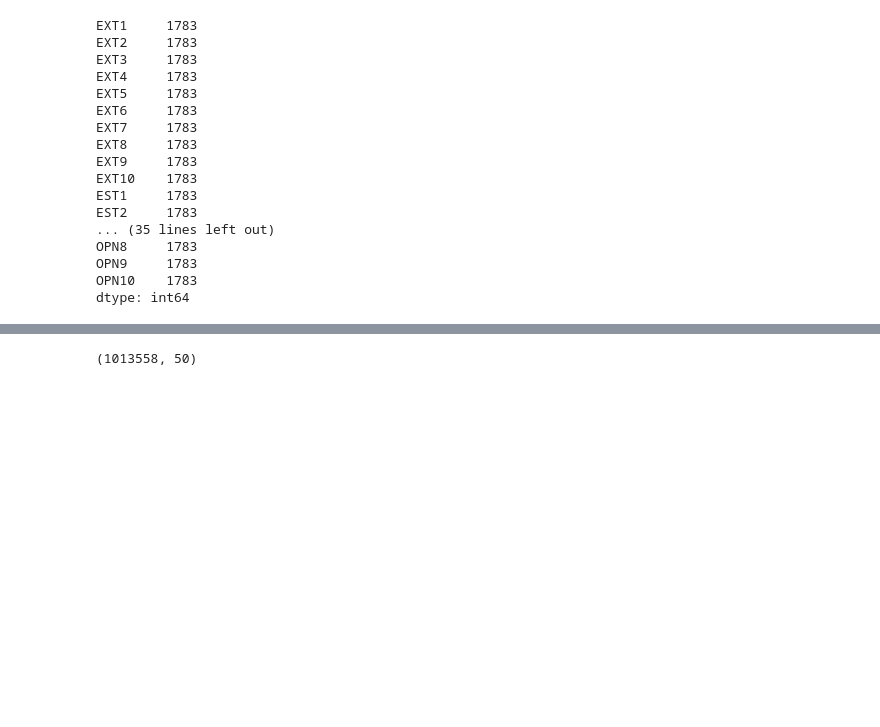
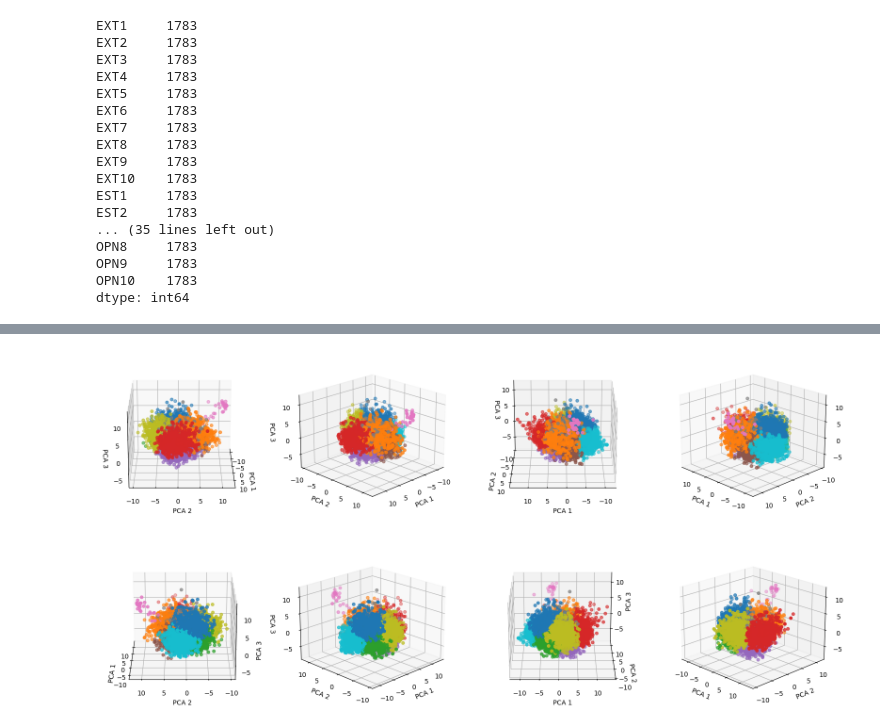
Before and after one commit to SvelaT/personality-clustering, a Jupyter notebook: personality_cluster.ipynb, the cells around one changed output, grey strips where cells are left out. Saved outputs shown, nothing was run; the diff lists cells and outputs as text; code cells hidden in the pictures; blank space fills up the shorter version.

```diff
--- a/personality_cluster.ipynb
+++ b/personality_cluster.ipynb
@@ -160,4 +161,28 @@ plt.title('Personality Clusters after PCA');
 # %%
-new_df.shape
+fig = plt.figure(figsize=(20,15))
+
+rotations = [
+    [20,0],
+    [20,45],
+    [20,90],
+    [20,135],
+    [20,180],
+    [20,225],
+    [20,270],
+    [20,315]
+]
+
+for i in range(8):
+    ax = fig.add_subplot(3,4,i+1,projection=Axes3D.name)
+
+    ax.scatter(df_pca['PCA1'][:10000], df_pca['PCA2'][:10000], df_pca['PCA3'][:10000], c=df_pca['Clusters'][:10000], cmap='tab10')
+
+    ax.set_xlabel('PCA 1')
+    ax.set_ylabel('PCA 2')
+    ax.set_zlabel('PCA 3')
+
+    ax.view_init(rotations[i][0],rotations[i][1])
+
+plt.show()
 # %% [output]
-(1013558, 50)
+[figure, added]
```
Also changed, not shown: parts of 10 cells of this notebook.
